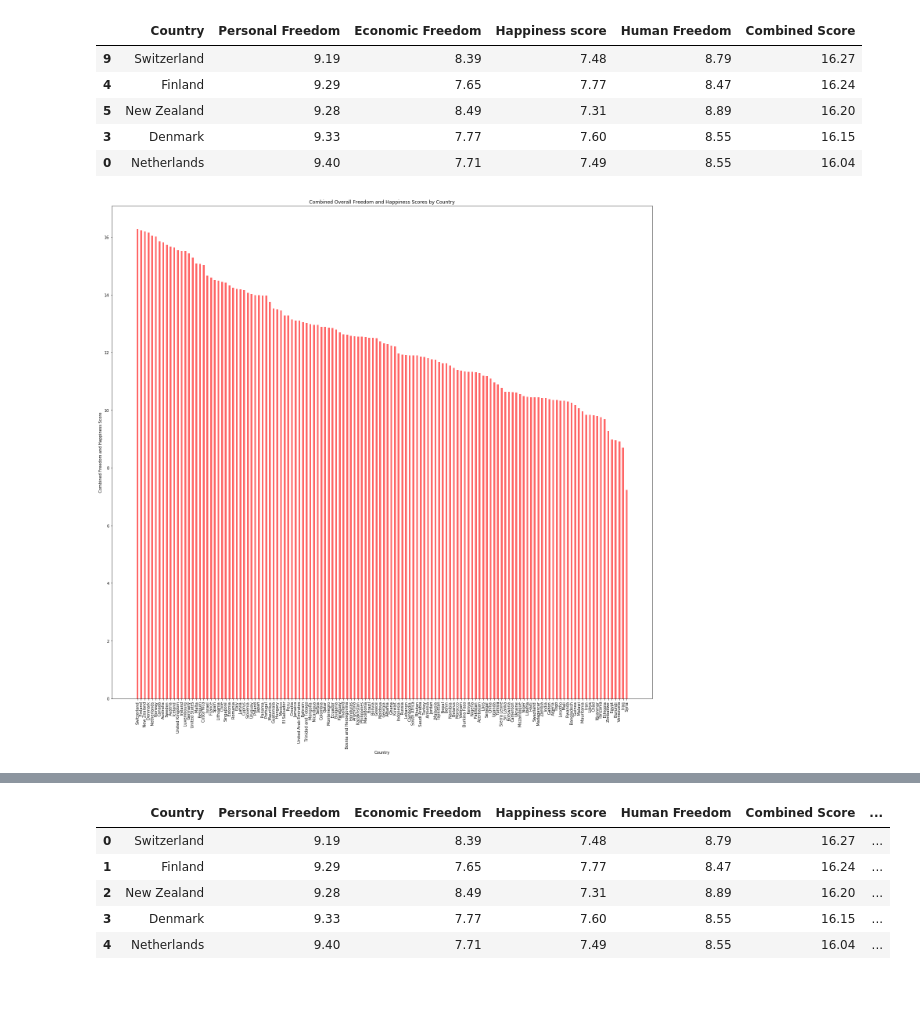
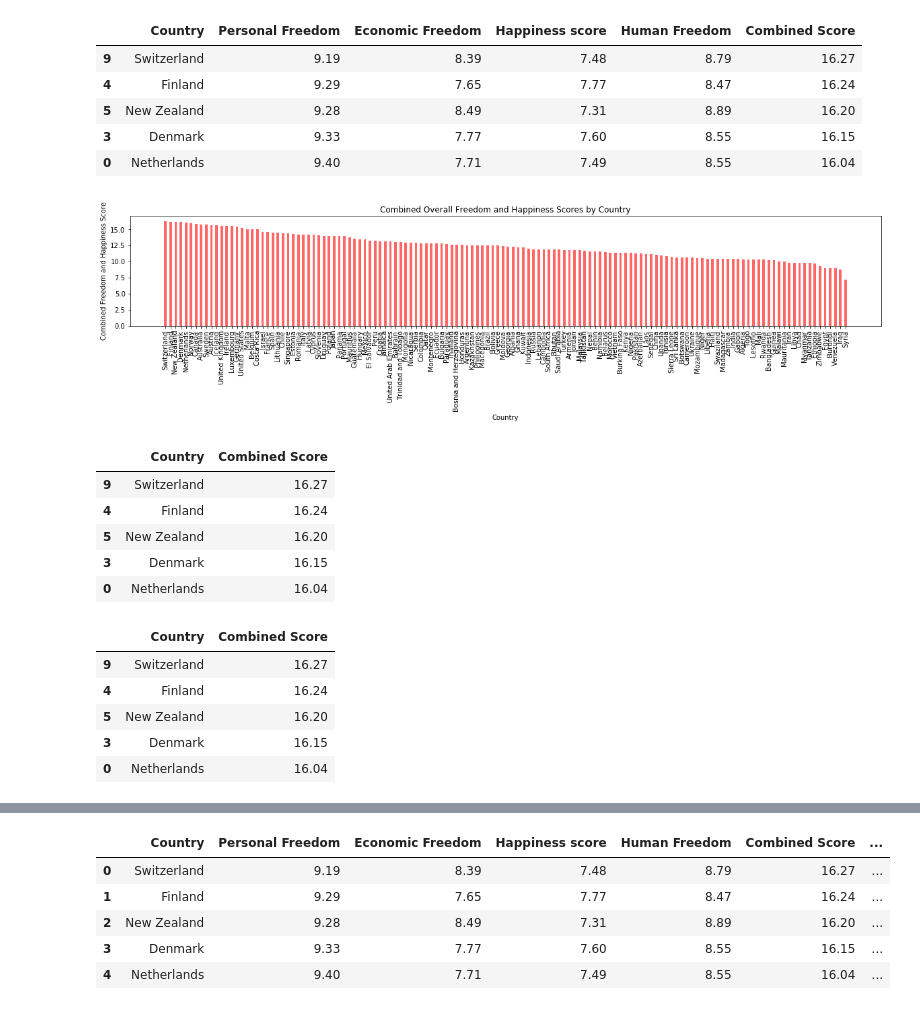
Before and after one commit to Faedra/Freedom-and-Happiness, a Jupyter notebook: thefunstuff/shannon_working_notebook.ipynb, the cells around one changed output, grey strips where cells are left out. Saved outputs shown, nothing was run; the diff lists cells and outputs as text; code cells hidden in the pictures.

```diff
--- a/thefunstuff/shannon_working_notebook.ipynb
+++ b/thefunstuff/shannon_working_notebook.ipynb
@@ -125,32 +85,57 @@ Sorted_Countries.head()
 # %%
 # Bar chart displaying countries by combined score:
 
 x_axis=Sorted_Countries["Country"]
 y_axis=Sorted_Countries["Combined Score"]
 
 # plt.figure(figsize=(100, 20))
 
 plt.bar(
     x_axis,
     y_axis,
     color = "red",
     alpha=0.60,
     align="center",
     width=0.5
 )
 
 plt.xticks(
     x_axis,
     Sorted_Countries["Country"],
     rotation="vertical"
     )
 
 # Set a Title and labels
 plt.title("Combined Overall Freedom and Happiness Scores by Country")
 plt.ylabel("Combined Freedom and Happiness Score")
 plt.xlabel("Country")
-plt.tight_layout()
-plt.rcParams["figure.figsize"] = (20,20)
-plt.show()
+#plt.tight_layout()
+plt.rcParams["figure.figsize"] = (50, 2)
+# plt.show()
 # %% [output]
-[figure, old version]
+[figure, new version]
+# %%
+# Create Dataframe for Country and Combined Score only:
+high_low_scores = Sorted_Countries[["Country", "Combined Score"]]
+high_low_scores.head()
+# %% [output]
+|  | Country | Combined Score |
+| 9 | Switzerland | 16.27 |
+| 4 | Finland | 16.24 |
+| 5 | New Zealand | 16.20 |
+| 3 | Denmark | 16.15 |
+| 0 | Netherlands | 16.04 |
+# %%
+top_how_many = 10
+hl_head_df = high_low_scores.head(top_how_many)#iloc[  :5]#:-1]
+hl_tail_df = high_low_scores.tail(top_how_many)#iloc[  -6:]
+#high_low_scores.loc[[9]]
+hl_top_bottom_df = pd.concat([hl_head_df, hl_tail_df])
+hl_top_bottom_df.head()
+# %% [output]
+|  | Country | Combined Score |
+| 9 | Switzerland | 16.27 |
+| 4 | Finland | 16.24 |
+| 5 | New Zealand | 16.20 |
+| 3 | Denmark | 16.15 |
+| 0 | Netherlands | 16.04 |
```
Also changed, not shown: parts of 10 cells of this notebook.
